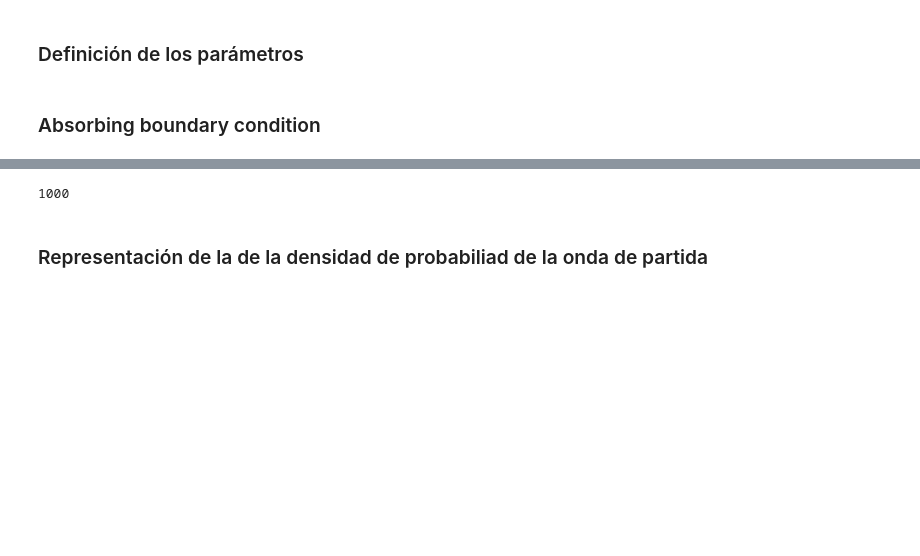
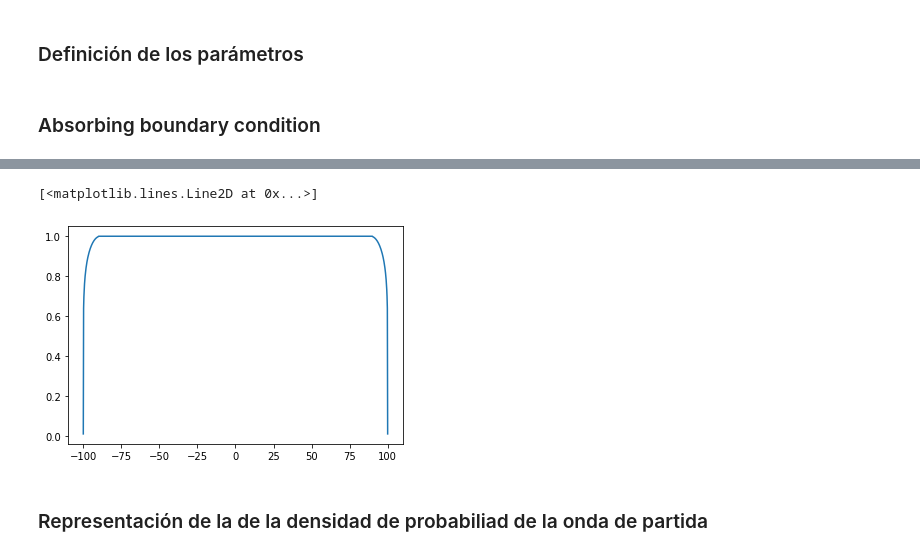
Before and after one commit to rmhsik/TFG, a Jupyter notebook: tfg/Main.ipynb, the cells around one changed output, grey strips where cells are left out. Cells and saved outputs as stored; diff of their text form; code cells hidden in the pictures; blank space fills up the shorter version.

```diff
--- a/tfg/Main.ipynb
+++ b/tfg/Main.ipynb
@@ -50,5 +52,4 @@ x,h = np.linspace(-100,100,Nx,retstep=True)
 mask = AB(0.9,x)
 
 ax.plot(x,mask)
-len(ab)
 # %% [output]
@@ -57,4 +56,5 @@ len(ab)
-1000
+[<matplotlib.lines.Line2D at 0x...>]
+[figure, added]
 # %% [markdown]
 <h3> Representación de la de la densidad de probabiliad de la
 onda de partida
```
Also changed, not shown: parts of 21 cells of this notebook, 12 other files.
